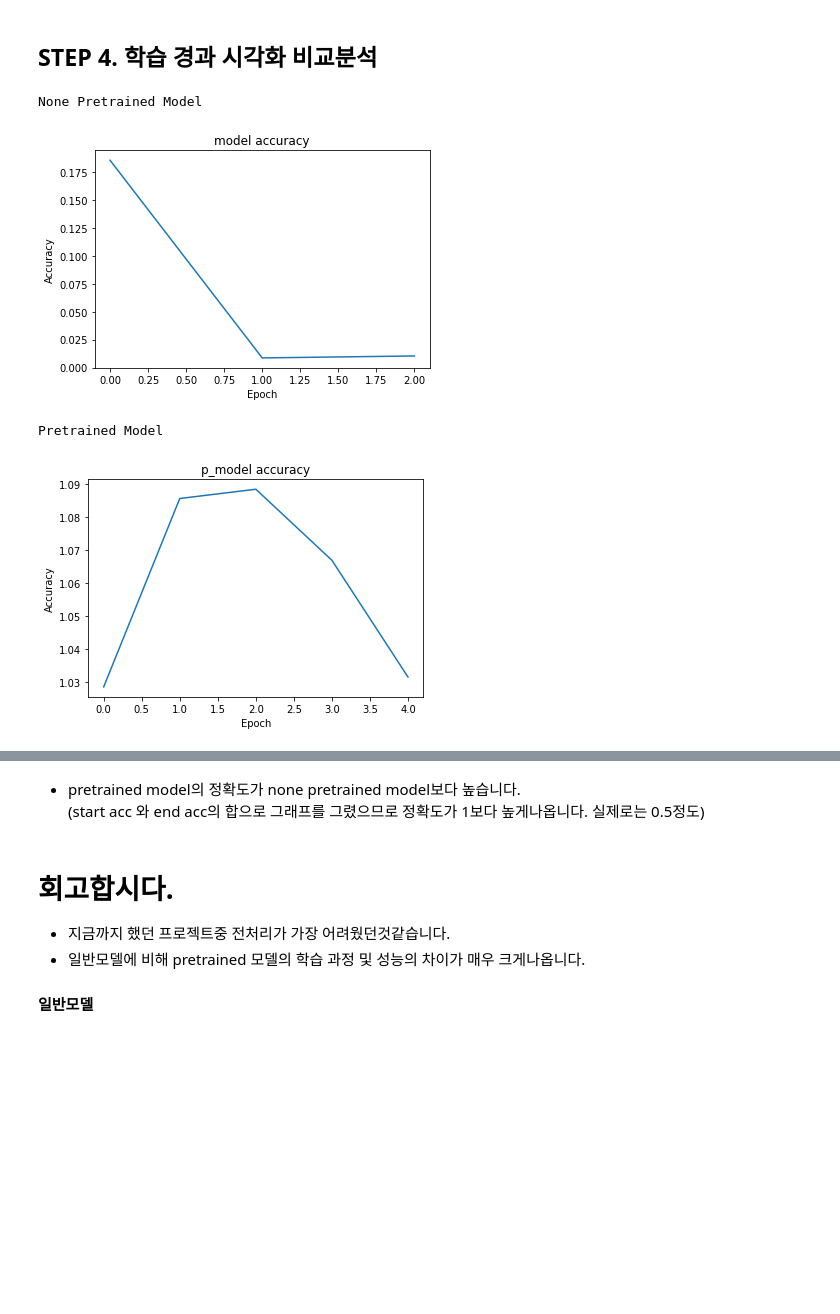
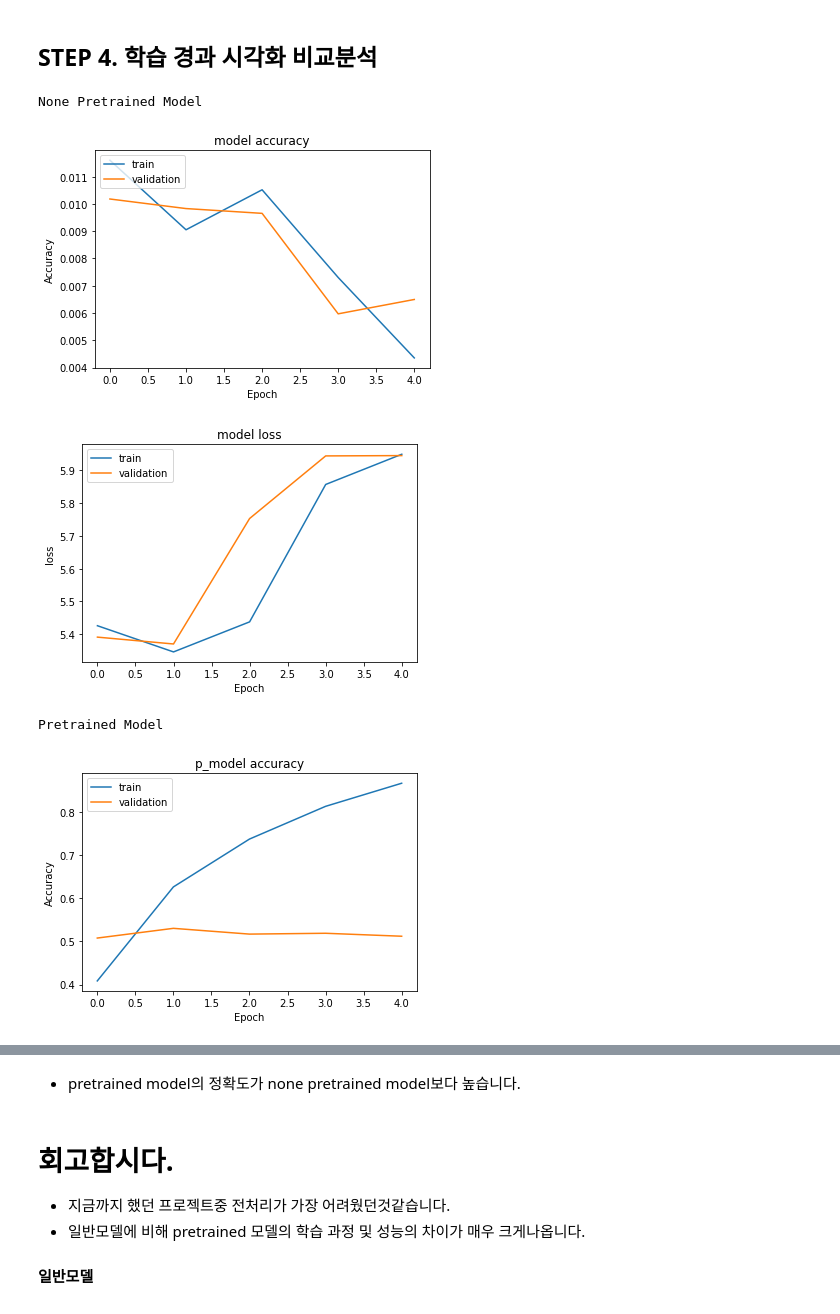
Before and after one commit to winrinseo/simple_deep, a Jupyter notebook: [E-13]quiz_very_well.ipynb, the cells around one changed output, grey strips where cells are left out. Drawn from its saved outputs; the diff is of its cells as text; code cells hidden in the pictures; blank space fills up the shorter version.

```diff
--- a/[E-13]quiz_very_well.ipynb
+++ b/[E-13]quiz_very_well.ipynb
@@ -744,15 +744,20 @@ def eval_epoch(model, dataset, loss_fn, acc_fn):
 
 
 def train(model,loss_fn,acc_fn,optimizer,epochs = 10):
-    history = []
+    t_acc,t_loss = [],[]
+    v_acc,v_loss = [],[]
+
     best_acc = .0
     patience = 0
     for epoch in range(epochs):
-        train_epoch(model, train_dataset, loss_fn, acc_fn, optimizer)
+        t_start_loss, t_end_loss, t_start_acc, t_end_acc = train_epoch(model, train_dataset, loss_fn, acc_fn, optimizer)
         start_loss, end_loss, start_acc, end_acc = eval_epoch(model, dev_dataset, loss_fn, acc_fn)
         print(f'eval {epoch} >> loss: {start_loss:0.4f}, {end_loss:0.4f}, acc: {start_acc:0.4f}, {end_acc:0.4f}')
         acc = start_acc + end_acc
-        history.append(acc)
+        t_acc.append(t_end_acc)
+        t_loss.append(t_end_loss)
+        v_acc.append(end_acc)
+        v_loss.append(end_loss)
         if best_acc < acc:
             patience = 0
             best_acc = acc
@@ -763,4 +768,5 @@ def train(model,loss_fn,acc_fn,optimizer,epochs = 10):
         if 2 <= patience:
             print(f'early stopping')
             break
+    history = [t_acc,t_loss,v_acc,v_loss]
     return history
@@ -774,3 +773,21 @@ def his(name,history):
+# %%
+def acchis(name,t,v):
+    plt.plot(t)
+    plt.plot(v)
+    plt.title('{} accuracy'.format(name))
+    plt.xlabel('Epoch')
+    plt.ylabel('Accuracy')
+    plt.legend(['train', 'validation'], loc='upper left')
+    plt.show()
+
+def losshis(name,t,v):
+    plt.plot(t)
+    plt.plot(v)
+    plt.title('{} loss'.format(name))
+    plt.xlabel('Epoch')
+    plt.ylabel('loss')
+    plt.legend(['train', 'validation'], loc='upper left')
+    plt.show()
 # %%
 config = Config({"d_model": 512, "n_head": 8, "d_head": 64, "dropout": 0.1, "d_ff": 1024, "layernorm_epsilon": 0.001, "n_layer": 6, "n_seq": 384, "n_vocab": 0, "i_pad": 0})
 config.n_vocab = len(vocab)
@@ -964,11 +986,14 @@ his('p_model',p_history)
 ## STEP 4. 학습 경과 시각화 비교분석
 # %%
 print("None Pretrained Model")
-his('model',history)
+acchis('model',history[0],history[2])
+losshis('model',history[1],history[3])
 print("Pretrained Model")
-his('p_model',p_history)
+acchis('p_model',p_history[0],p_history[2])
+losshis('p_model',p_history[1],p_history[3])
 # %% [output]
 None Pretrained Model
-[figure, old version]
+[figure, new version]
+[figure, new version]
 Pretrained Model
-[figure, old version]
+[figure, added]
@@ -975,6 +1001,5 @@ Pretrained Model
 # %% [markdown]
 * pretrained model의 정확도가 none pretrained model보다 높습니다.
-(start acc 와 end acc의 합으로 그래프를 그렸으므로 정확도가 1보다 높게나옵니다. 실제로는 0.5정도)
 # %% [markdown]
 # 회고합시다.
 * 지금까지 했던 프로젝트중 전처리가 가장 어려웠던것같습니다.
```
Also changed, not shown: parts of 13 cells of this notebook.
